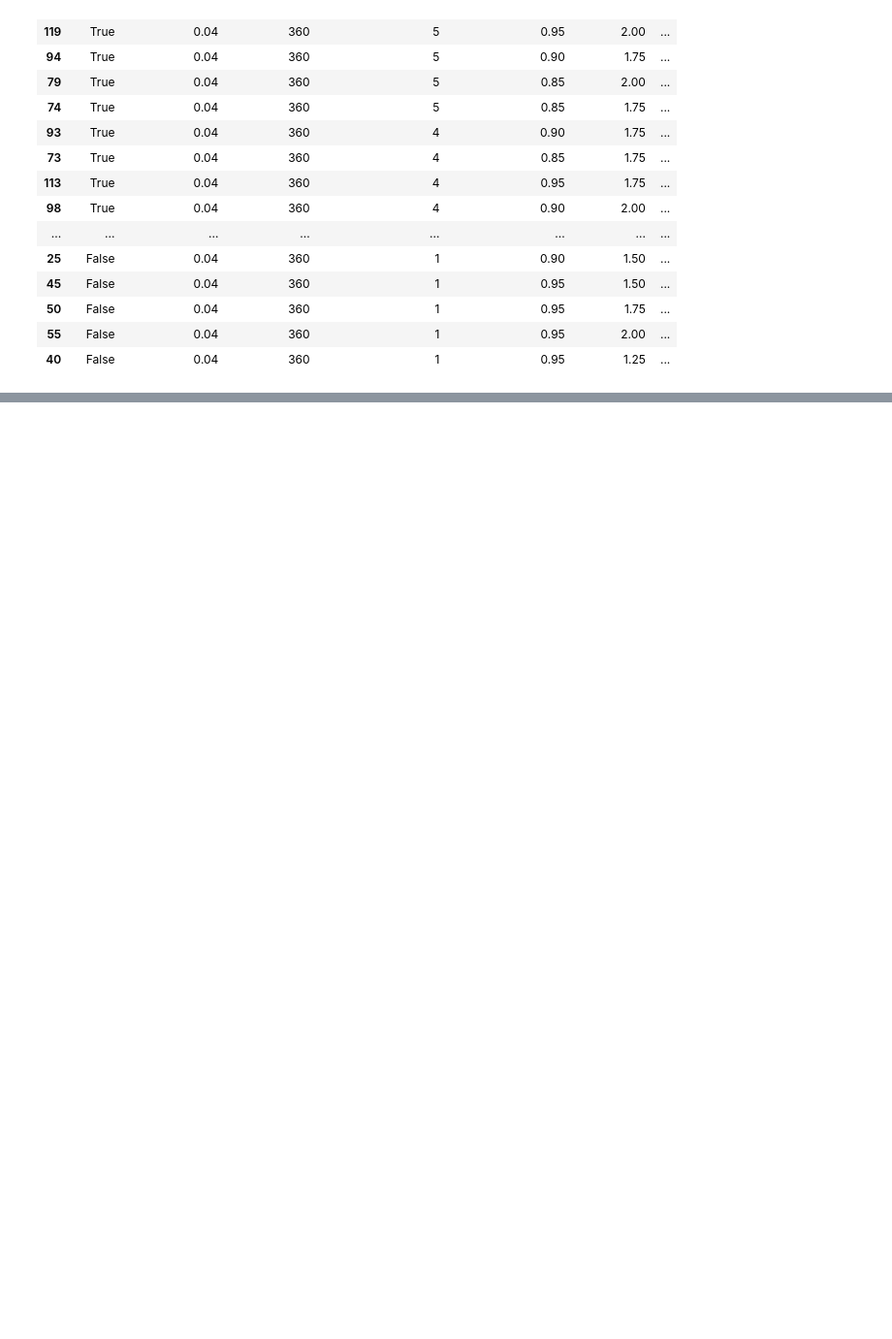
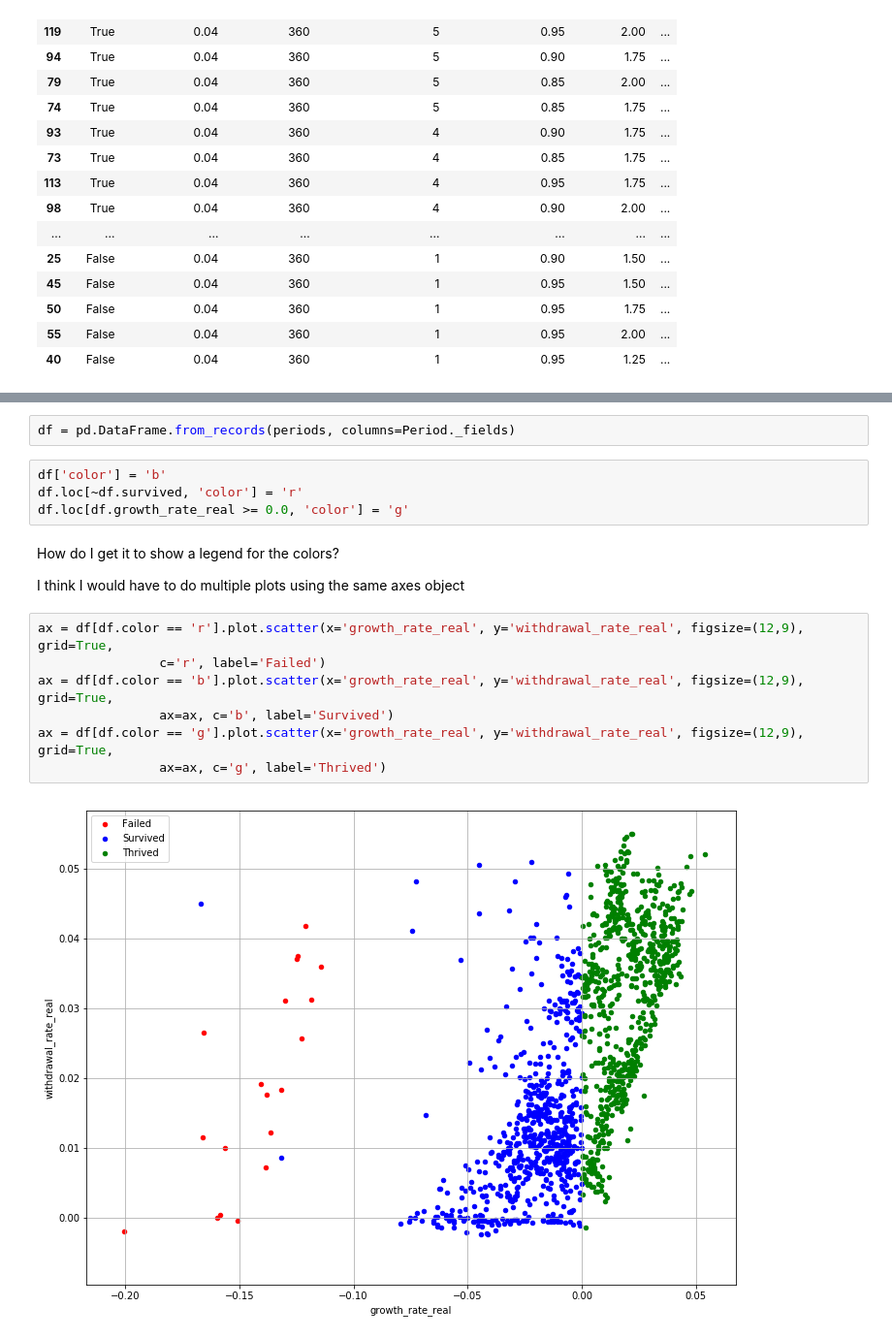
Before and after one commit to mday64/StockMarket, a Jupyter notebook: StockMarket2.ipynb, the cells around one changed output, grey strips where cells are left out. Shown at 97% size. Cells and saved outputs as stored; diff of their text form; blank space fills up the shorter version.

```diff
--- a/StockMarket2.ipynb
+++ b/StockMarket2.ipynb
@@ -765,0 +790,19 @@ df3.style.format({'last':'{:,.2f}', 'success':'{:.3%}'})
+# %%
+df = pd.DataFrame.from_records(periods, columns=Period._fields)
+# %%
+df['color'] = 'b'
+df.loc[~df.survived, 'color'] = 'r'
+df.loc[df.growth_rate_real >= 0.0, 'color'] = 'g'
+# %% [markdown]
+How do I get it to show a legend for the colors?
+
+I think I would have to do multiple plots using the same axes object
+# %%
+ax = df[df.color == 'r'].plot.scatter(x='growth_rate_real', y='withdrawal_rate_real', figsize=(12,9), grid=True,
+                c='r', label='Failed')
+ax = df[df.color == 'b'].plot.scatter(x='growth_rate_real', y='withdrawal_rate_real', figsize=(12,9), grid=True,
+                ax=ax, c='b', label='Survived')
+ax = df[df.color == 'g'].plot.scatter(x='growth_rate_real', y='withdrawal_rate_real', figsize=(12,9), grid=True,
+                ax=ax, c='g', label='Thrived')
+# %% [output]
+[figure, added]
```
Also changed, not shown: parts of 35 cells of this notebook, 1 other file.
